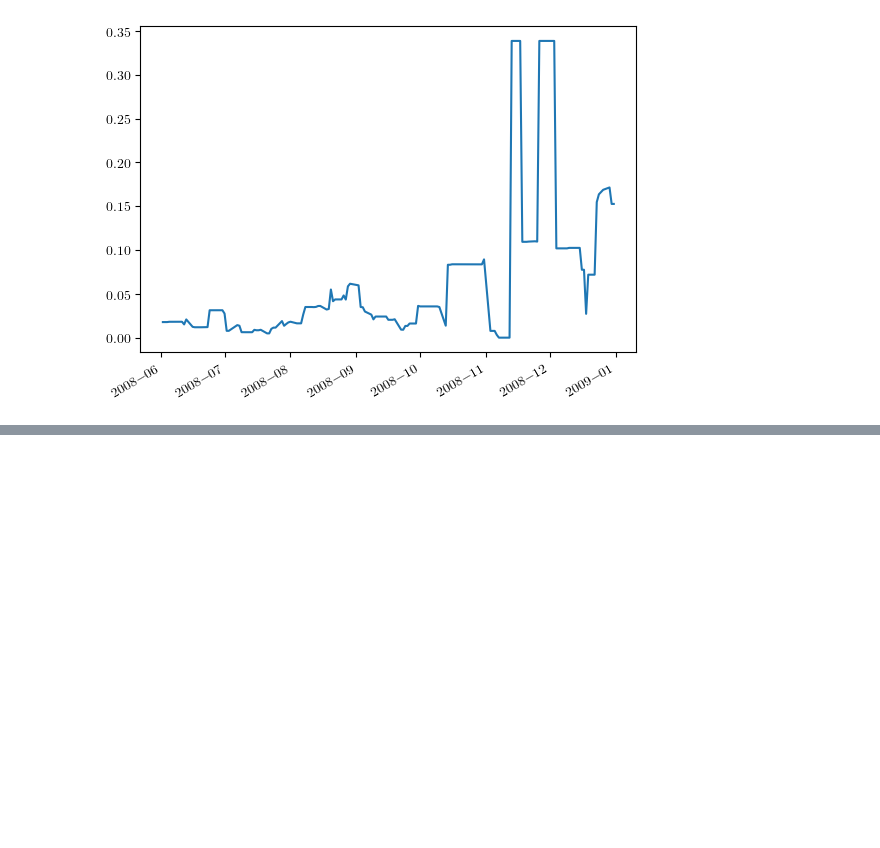
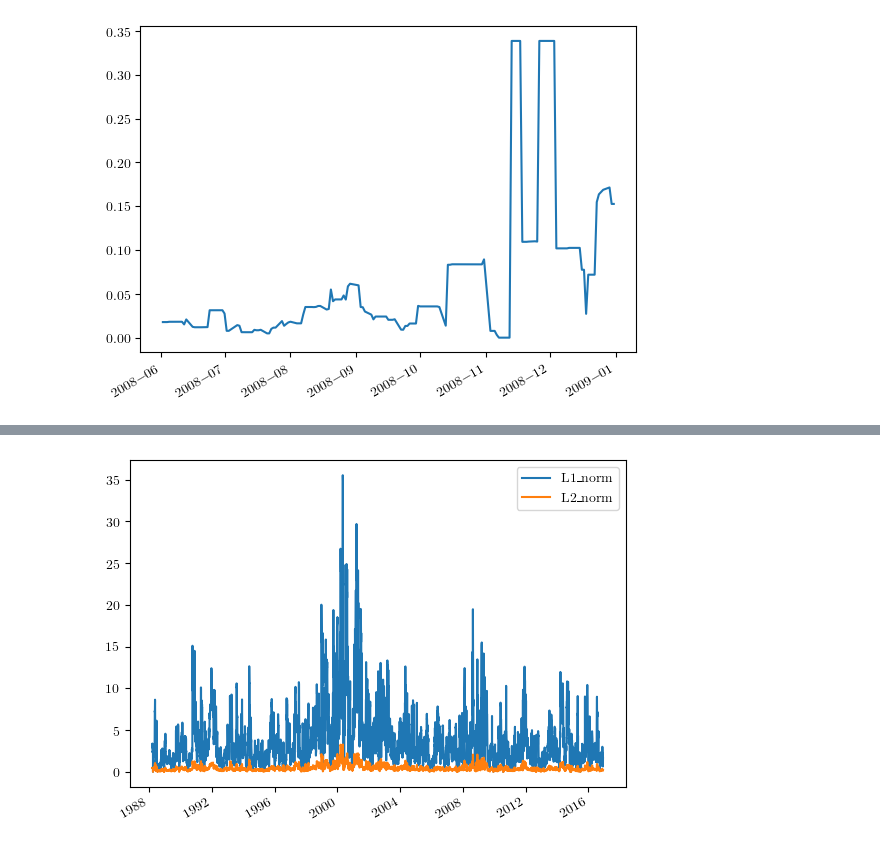
Before and after one commit to FloerHogy/FinancialTimeSeriesTDA, a Jupyter notebook: Project TDA/ProjectTDA.ipynb, the cells around one changed output, grey strips where cells are left out. Saved outputs shown, nothing was run; the diff lists cells and outputs as text; code cells hidden in the pictures; blank space fills up the shorter version.

```diff
--- a/Project TDA/ProjectTDA.ipynb
+++ b/Project TDA/ProjectTDA.ipynb
@@ -436,0 +479,5 @@ Norms_ln.to_csv('Norms_scaled.csv')
+# %%
+Norms_ln.plot()
+plt.show()
+# %% [output]
+[figure, added]
```
Also changed, not shown: parts of 8 cells of this notebook, 2 other files.
